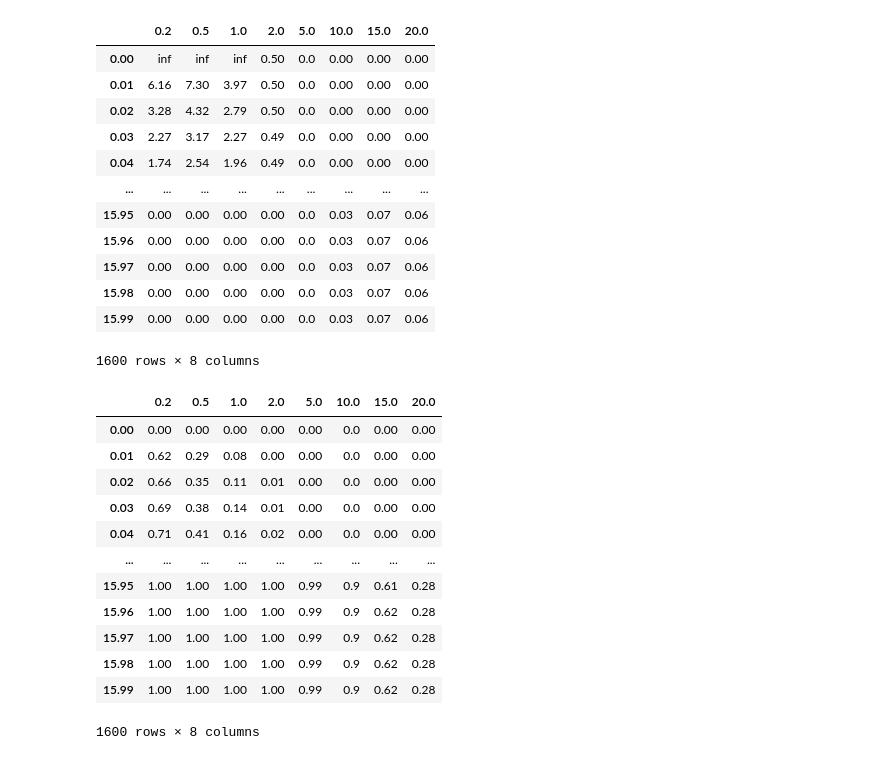
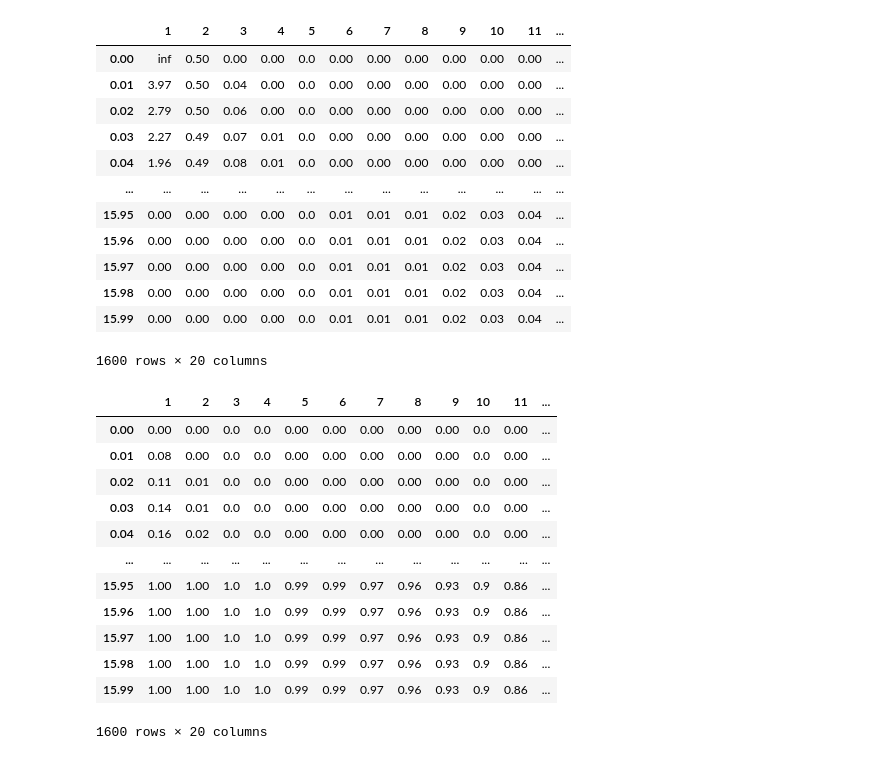
Before and after one commit to katewall/medium_tutorials, a Jupyter notebook: 220220_Medium_ChiSquareDistribution.ipynb, the cells around one changed output. Saved outputs shown, nothing was run; the diff lists cells and outputs as text; code cells hidden in the pictures.

```diff
--- a/220220_Medium_ChiSquareDistribution.ipynb
+++ b/220220_Medium_ChiSquareDistribution.ipynb
@@ -10,45 +36,45 @@ import plotly.express as px
 x_cont = np.arange(0, 15+1, 0.01, dtype='float').round(2)
 # %%
 #Chi Square
-lambda_list = np.array([0.2, 0.5, 1, 2, 5, 10, 15, 20], dtype='float')
+lambda_list = np.arange(1, 20+1, 1)
 pdf = pd.DataFrame(index = x_cont)
 cdf = pd.DataFrame(index = x_cont)
 
 for p in lambda_list:
   pdf[str(p)] = chi2.pdf(x_cont, p)
   cdf[str(p)] = chi2.cdf(x_cont, p)
 
 pdf.round(2)
 # %% [output]
-|  | 0.2 | 0.5 | 1.0 | 2.0 | 5.0 | 10.0 | 15.0 | 20.0 |
-| 0.00 | inf | inf | inf | 0.50 | 0.0 | 0.00 | 0.00 | 0.00 |
-| 0.01 | 6.16 | 7.30 | 3.97 | 0.50 | 0.0 | 0.00 | 0.00 | 0.00 |
-| 0.02 | 3.28 | 4.32 | 2.79 | 0.50 | 0.0 | 0.00 | 0.00 | 0.00 |
-| 0.03 | 2.27 | 3.17 | 2.27 | 0.49 | 0.0 | 0.00 | 0.00 | 0.00 |
-| 0.04 | 1.74 | 2.54 | 1.96 | 0.49 | 0.0 | 0.00 | 0.00 | 0.00 |
-| ... | ... | ... | ... | ... | ... | ... | ... | ... |
-| 15.95 | 0.00 | 0.00 | 0.00 | 0.00 | 0.0 | 0.03 | 0.07 | 0.06 |
-| 15.96 | 0.00 | 0.00 | 0.00 | 0.00 | 0.0 | 0.03 | 0.07 | 0.06 |
-| 15.97 | 0.00 | 0.00 | 0.00 | 0.00 | 0.0 | 0.03 | 0.07 | 0.06 |
-| 15.98 | 0.00 | 0.00 | 0.00 | 0.00 | 0.0 | 0.03 | 0.07 | 0.06 |
-| 15.99 | 0.00 | 0.00 | 0.00 | 0.00 | 0.0 | 0.03 | 0.07 | 0.06 |
+|  | 1 | 2 | 3 | 4 | 5 | 6 | 7 | 8 | 9 | 10 | 11 | ... |
+| 0.00 | inf | 0.50 | 0.00 | 0.00 | 0.0 | 0.00 | 0.00 | 0.00 | 0.00 | 0.00 | 0.00 | ... |
+| 0.01 | 3.97 | 0.50 | 0.04 | 0.00 | 0.0 | 0.00 | 0.00 | 0.00 | 0.00 | 0.00 | 0.00 | ... |
+| 0.02 | 2.79 | 0.50 | 0.06 | 0.00 | 0.0 | 0.00 | 0.00 | 0.00 | 0.00 | 0.00 | 0.00 | ... |
+| 0.03 | 2.27 | 0.49 | 0.07 | 0.01 | 0.0 | 0.00 | 0.00 | 0.00 | 0.00 | 0.00 | 0.00 | ... |
+| 0.04 | 1.96 | 0.49 | 0.08 | 0.01 | 0.0 | 0.00 | 0.00 | 0.00 | 0.00 | 0.00 | 0.00 | ... |
+| ... | ... | ... | ... | ... | ... | ... | ... | ... | ... | ... | ... | ... |
+| 15.95 | 0.00 | 0.00 | 0.00 | 0.00 | 0.0 | 0.01 | 0.01 | 0.01 | 0.02 | 0.03 | 0.04 | ... |
+| 15.96 | 0.00 | 0.00 | 0.00 | 0.00 | 0.0 | 0.01 | 0.01 | 0.01 | 0.02 | 0.03 | 0.04 | ... |
+| 15.97 | 0.00 | 0.00 | 0.00 | 0.00 | 0.0 | 0.01 | 0.01 | 0.01 | 0.02 | 0.03 | 0.04 | ... |
+| 15.98 | 0.00 | 0.00 | 0.00 | 0.00 | 0.0 | 0.01 | 0.01 | 0.01 | 0.02 | 0.03 | 0.04 | ... |
+| 15.99 | 0.00 | 0.00 | 0.00 | 0.00 | 0.0 | 0.01 | 0.01 | 0.01 | 0.02 | 0.03 | 0.04 | ... |
-1600 rows × 8 columns
+1600 rows × 20 columns
 # %%
 cdf.round(2)
 # %% [output]
-|  | 0.2 | 0.5 | 1.0 | 2.0 | 5.0 | 10.0 | 15.0 | 20.0 |
-| 0.00 | 0.00 | 0.00 | 0.00 | 0.00 | 0.00 | 0.0 | 0.00 | 0.00 |
-| 0.01 | 0.62 | 0.29 | 0.08 | 0.00 | 0.00 | 0.0 | 0.00 | 0.00 |
-| 0.02 | 0.66 | 0.35 | 0.11 | 0.01 | 0.00 | 0.0 | 0.00 | 0.00 |
-| 0.03 | 0.69 | 0.38 | 0.14 | 0.01 | 0.00 | 0.0 | 0.00 | 0.00 |
-| 0.04 | 0.71 | 0.41 | 0.16 | 0.02 | 0.00 | 0.0 | 0.00 | 0.00 |
-| ... | ... | ... | ... | ... | ... | ... | ... | ... |
-| 15.95 | 1.00 | 1.00 | 1.00 | 1.00 | 0.99 | 0.9 | 0.61 | 0.28 |
-| 15.96 | 1.00 | 1.00 | 1.00 | 1.00 | 0.99 | 0.9 | 0.62 | 0.28 |
-| 15.97 | 1.00 | 1.00 | 1.00 | 1.00 | 0.99 | 0.9 | 0.62 | 0.28 |
-| 15.98 | 1.00 | 1.00 | 1.00 | 1.00 | 0.99 | 0.9 | 0.62 | 0.28 |
-| 15.99 | 1.00 | 1.00 | 1.00 | 1.00 | 0.99 | 0.9 | 0.62 | 0.28 |
+|  | 1 | 2 | 3 | 4 | 5 | 6 | 7 | 8 | 9 | 10 | 11 | ... |
+| 0.00 | 0.00 | 0.00 | 0.0 | 0.0 | 0.00 | 0.00 | 0.00 | 0.00 | 0.00 | 0.0 | 0.00 | ... |
+| 0.01 | 0.08 | 0.00 | 0.0 | 0.0 | 0.00 | 0.00 | 0.00 | 0.00 | 0.00 | 0.0 | 0.00 | ... |
+| 0.02 | 0.11 | 0.01 | 0.0 | 0.0 | 0.00 | 0.00 | 0.00 | 0.00 | 0.00 | 0.0 | 0.00 | ... |
+| 0.03 | 0.14 | 0.01 | 0.0 | 0.0 | 0.00 | 0.00 | 0.00 | 0.00 | 0.00 | 0.0 | 0.00 | ... |
+| 0.04 | 0.16 | 0.02 | 0.0 | 0.0 | 0.00 | 0.00 | 0.00 | 0.00 | 0.00 | 0.0 | 0.00 | ... |
+| ... | ... | ... | ... | ... | ... | ... | ... | ... | ... | ... | ... | ... |
+| 15.95 | 1.00 | 1.00 | 1.0 | 1.0 | 0.99 | 0.99 | 0.97 | 0.96 | 0.93 | 0.9 | 0.86 | ... |
+| 15.96 | 1.00 | 1.00 | 1.0 | 1.0 | 0.99 | 0.99 | 0.97 | 0.96 | 0.93 | 0.9 | 0.86 | ... |
+| 15.97 | 1.00 | 1.00 | 1.0 | 1.0 | 0.99 | 0.99 | 0.97 | 0.96 | 0.93 | 0.9 | 0.86 | ... |
+| 15.98 | 1.00 | 1.00 | 1.0 | 1.0 | 0.99 | 0.99 | 0.97 | 0.96 | 0.93 | 0.9 | 0.86 | ... |
+| 15.99 | 1.00 | 1.00 | 1.0 | 1.0 | 0.99 | 0.99 | 0.97 | 0.96 | 0.93 | 0.9 | 0.86 | ... |
-1600 rows × 8 columns
+1600 rows × 20 columns
 # %%
 cdf.reset_index(drop=False, inplace=True)
 cdf_melt = cdf.melt(id_vars=['index']).round(5)
```
Also changed, not shown: parts of 6 cells of this notebook.
